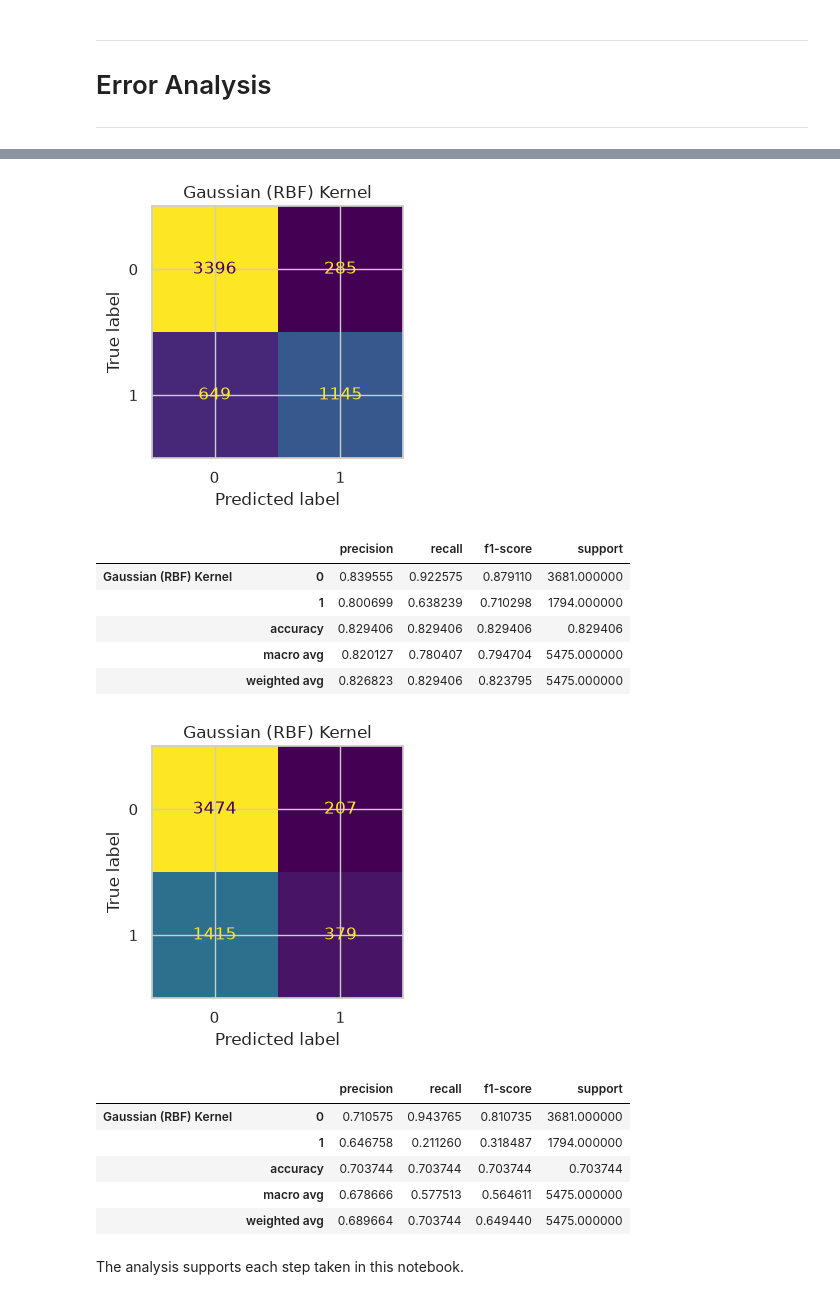
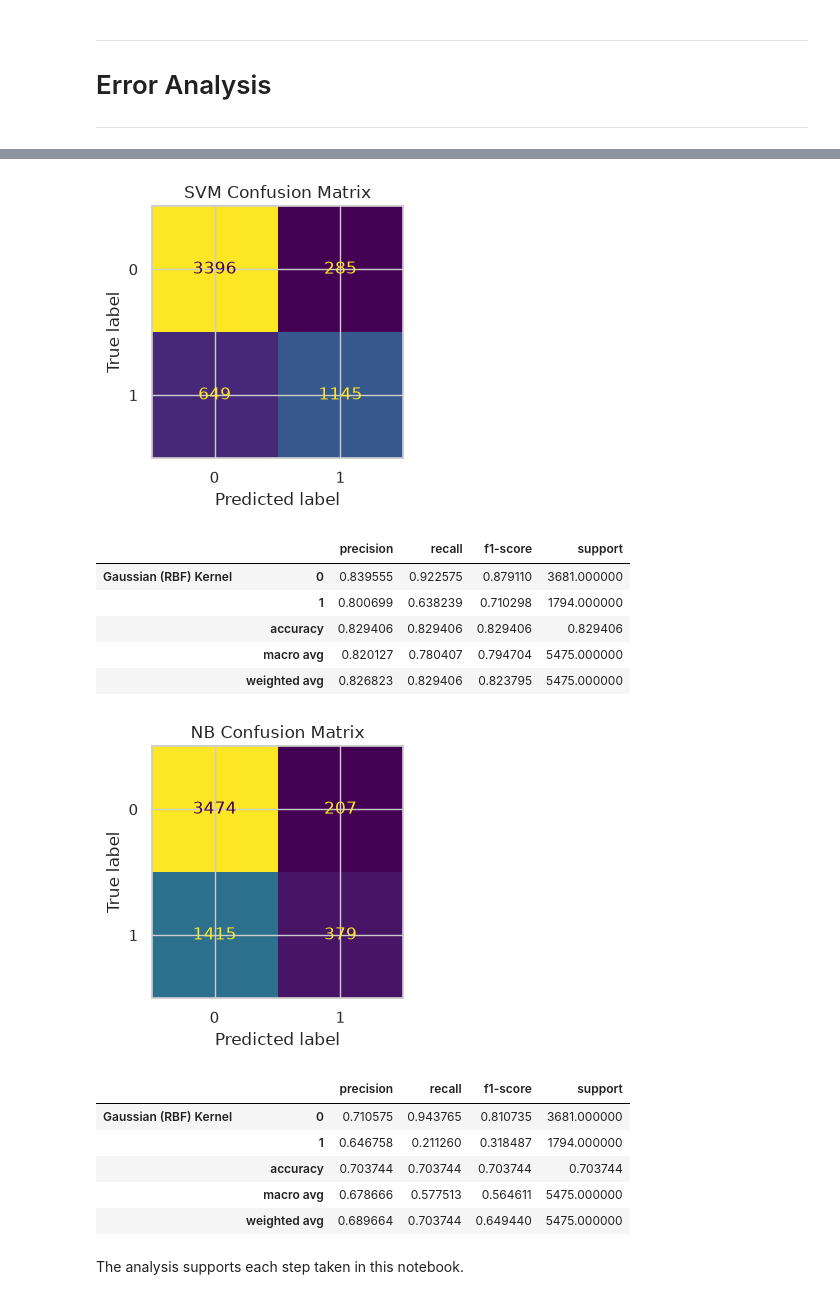
Before and after one commit to Arbane557/IF3170_G19_kagglemethis, a Jupyter notebook: main.ipynb, the cells around one changed output, grey strips where cells are left out. Saved outputs shown, nothing was run; the diff lists cells and outputs as text; code cells hidden in the pictures.

```diff
--- a/main.ipynb
+++ b/main.ipynb
@@ -1850,7 +1850,7 @@ Submission saved to: /home/m-fatih-im/kuliah/ai/tubes2/IF3170_G19_kagglemethis/o
 # %%
 # Taken from praktikum 2 codes
 
-def confusion(model, X_val, y_val):
+def confusion(model, X_val, y_val, name="Confusion Matrix"):
     figure, axes = plt.subplots(1, figsize=(4, 3.6))
 
     ConfusionMatrixDisplay.from_predictions(y_val, model.predict(X_val), ax=axes, colorbar=False)
@@ -1900,10 +1900,10 @@ error_report(tuned_knn, X_val_knn, y_val)
 |  | weighted avg | 0.811608 | 0.815342 | 0.812043 | 5475.000000 |
 # %%
 # SVM
-confusion(tuned_svm, X_val_svm, y_val)
+confusion(tuned_svm, X_val_svm, y_val, name="SVM Confusion Matrix")
 error_report(tuned_svm, X_val_svm, y_val)
 # %% [output]
-[figure, old version]
+[figure, new version]
 |  |  | precision | recall | f1-score | support |
 | Gaussian (RBF) Kernel | 0 | 0.839555 | 0.922575 | 0.879110 | 3681.000000 |
 |  | 1 | 0.800699 | 0.638239 | 0.710298 | 1794.000000 |
@@ -1912,10 +1912,10 @@ error_report(tuned_svm, X_val_svm, y_val)
 |  | weighted avg | 0.826823 | 0.829406 | 0.823795 | 5475.000000 |
 # %%
 # NB
-confusion(tuned_nb, X_val_nb, y_val)
+confusion(tuned_nb, X_val_nb, y_val, name="NB Confusion Matrix")
 error_report(tuned_nb, X_val_nb, y_val)
 # %% [output]
-[figure, old version]
+[figure, new version]
 |  |  | precision | recall | f1-score | support |
 | Gaussian (RBF) Kernel | 0 | 0.710575 | 0.943765 | 0.810735 | 3681.000000 |
 |  | 1 | 0.646758 | 0.211260 | 0.318487 | 1794.000000 |
```
Also changed, not shown: parts of 3 cells of this notebook.
